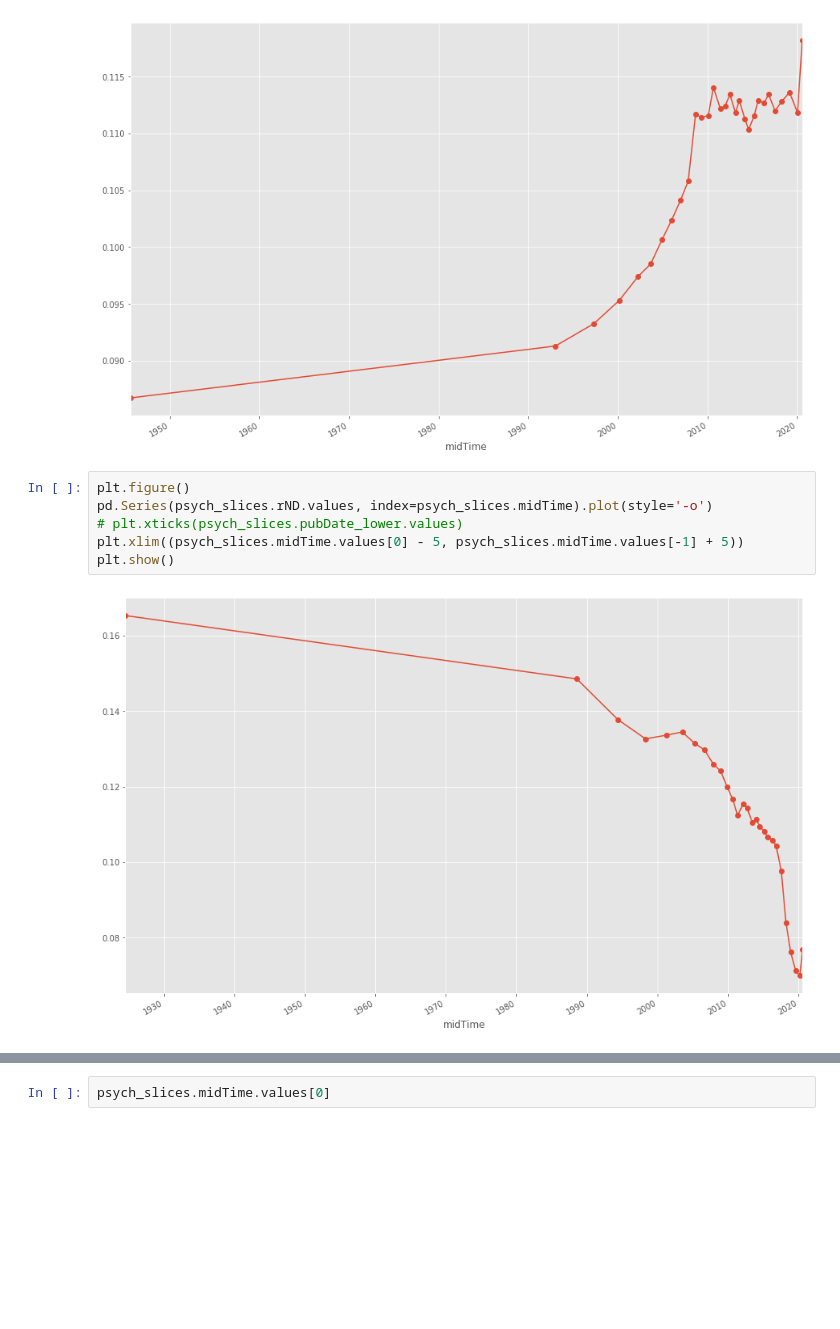
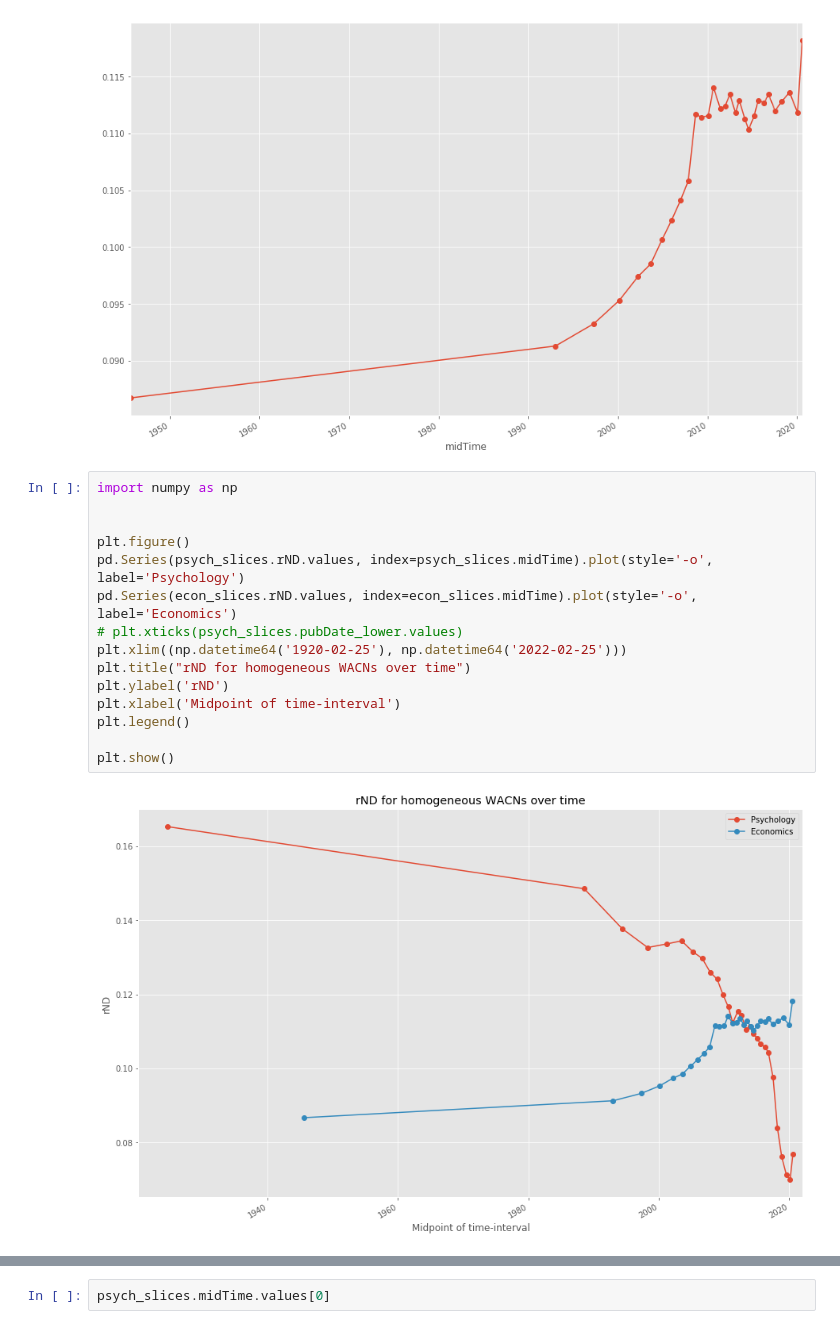
Before and after one commit to buschbirk/CentralityFairness, a Jupyter notebook: Network visualizations.ipynb, the cells around one changed output, grey strips where cells are left out. Saved outputs shown, nothing was run; the diff lists cells and outputs as text; blank space fills up the shorter version.

Commit message:
Visualization of 2020 metrics

```diff
--- a/Network visualizations.ipynb
+++ b/Network visualizations.ipynb
@@ -492,11 +492,20 @@ pd.Series(econ_slices.rND.values, index=econ_slices.midTime).plot(style='-o')
 plt.show()
 # %% [output]
 [figure]
-# %%
-plt.figure()
-pd.Series(psych_slices.rND.values, index=psych_slices.midTime).plot(style='-o')
-# plt.xticks(psych_slices.pubDate_lower.values)
-plt.xlim((psych_slices.midTime.values[0] - 5, psych_slices.midTime.values[-1] + 5))
-plt.show()
-# %% [output]
-[figure, removed]
+# %%
+import numpy as np
+
+
+plt.figure()
+pd.Series(psych_slices.rND.values, index=psych_slices.midTime).plot(style='-o', label='Psychology')
+pd.Series(econ_slices.rND.values, index=econ_slices.midTime).plot(style='-o', label='Economics')
+# plt.xticks(psych_slices.pubDate_lower.values)
+plt.xlim((np.datetime64('1920-02-25'), np.datetime64('2022-02-25')))
+plt.title("rND for homogeneous WACNs over time")
+plt.ylabel('rND')
+plt.xlabel('Midpoint of time-interval')
+plt.legend()
+
+plt.show()
+# %% [output]
+[figure, added]
```
Also changed, not shown: parts of 1 cell of this notebook.
